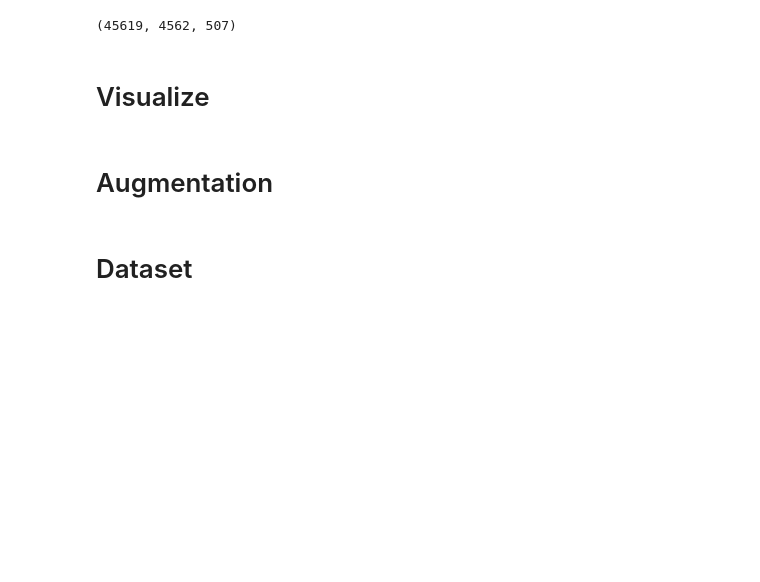
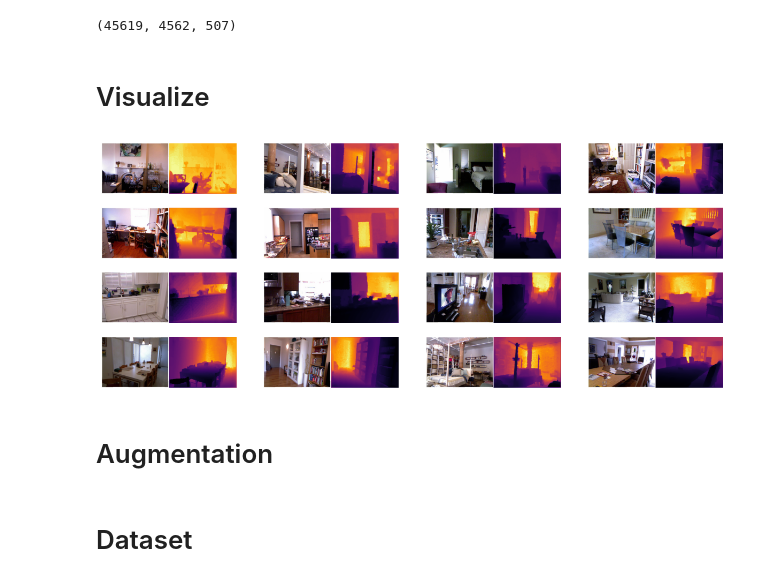
Before and after one commit to lnxhigh/20242R0136COSE47402, a Jupyter notebook: FinalProject/data.ipynb, the cells around one changed output. Saved outputs shown, nothing was run; the diff lists cells and outputs as text; code cells hidden in the pictures; blank space fills up the shorter version.

```diff
--- a/FinalProject/data.ipynb
+++ b/FinalProject/data.ipynb
@@ -78,15 +105,15 @@ def merge_into_row(input, depth_target):
     return img_merge
 # %%
 plt.figure(figsize=(15, 6))
-selection = np.random.randint(0,len(df),(16,))
-
-for i, idx in enumerate(range(16)):
+for i, idx in enumerate(np.random.randint(0,len(df),(16,))):
     ax = plt.subplot(4, 4, i + 1)
     image = Image.open(df.iloc[idx,0]).convert('RGB')
     mask = Image.open(df.iloc[idx,1]).convert('L')
     image_viz = merge_into_row(image,mask)
     plt.imshow(image_viz.astype("uint8"))
     plt.axis("off")
+# %% [output]
+[figure, added]
 # %% [markdown]
 # Augmentation
 # %%
```
Also changed, not shown: parts of 11 cells of this notebook.
